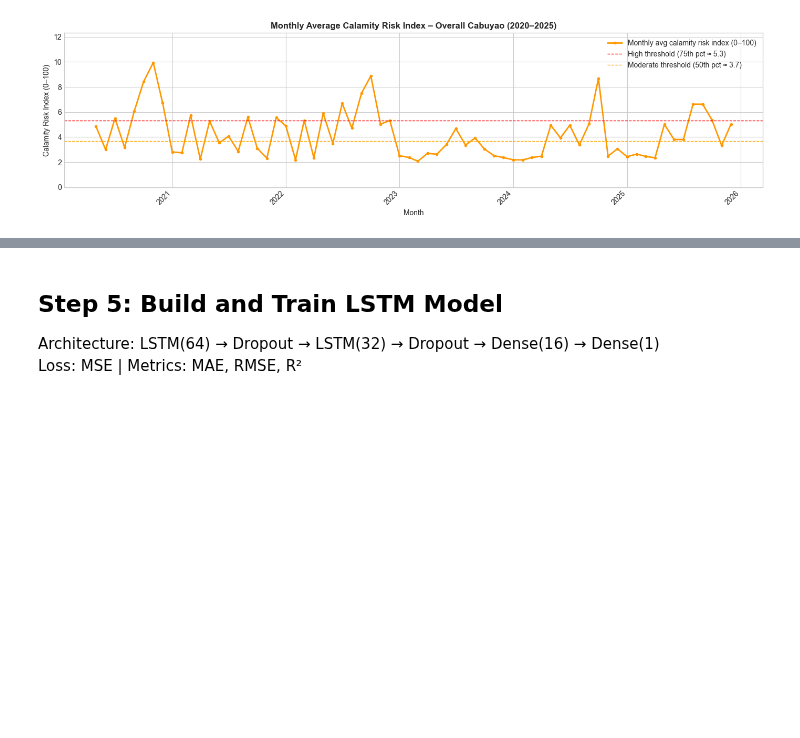
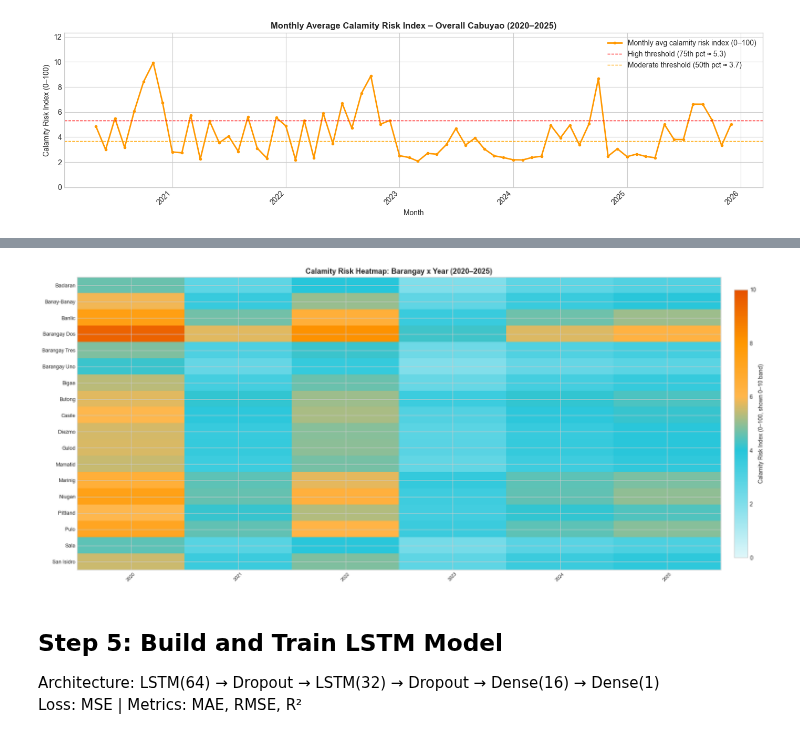
Before and after one commit to mvillamante/Geospatial_Web_App, a Jupyter notebook: backend/api/data/training/calamity_risk.ipynb, the cells around one changed output, grey strips where cells are left out. Drawn from its saved outputs; the diff is of its cells as text; code cells hidden in the pictures; blank space fills up the shorter version.

```diff
--- a/backend/api/data/training/calamity_risk.ipynb
+++ b/backend/api/data/training/calamity_risk.ipynb
@@ -1211,3 +1284,72 @@ preview_df[existing_columns].head(6)
+# %%
+import matplotlib.pyplot as plt
+import matplotlib.colors as mcolors
+import numpy as np
+
+# Calamity Risk Heatmap: Barangay x Year (2020–2025)
+# ---------------------------------------------------
+# Assumes `merged_df` exists with:
+#   - 'date' (datetime)
+#   - 'barangay'
+#   - 'calamity_risk_likelihood' (0–1 scale)
+
+# 1. Ensure 0–100 index and year column
+merged_df["calamity_risk_index_100"] = merged_df["calamity_risk_likelihood"] * 100
+merged_df["year"] = merged_df["date"].dt.year
+
+# 2. Filter to 2020–2025
+mask_years = (merged_df["year"] >= 2020) & (merged_df["year"] <= 2025)
+cr_filtered = merged_df.loc[mask_years].copy()
+
+# 3. Compute average calamity risk index per barangay x year
+cr_pivot = (
+    cr_filtered
+    .groupby(["barangay", "year"], as_index=False)["calamity_risk_index_100"]
+    .mean()
+    .pivot(index="barangay", columns="year", values="calamity_risk_index_100")
+)
+
+# 4. Use a FIXED color scale so colors are stable across runs
+#    Adjust these if your values move outside this band.
+GLOBAL_VMIN = 0.0   # minimum index value shown as lowest color
+GLOBAL_VMAX = 10.0  # maximum index value shown as highest color
+
+# 5. Colormap (similar structure to Green Index, but for risk)
+cmap_cr = mcolors.LinearSegmentedColormap.from_list(
+    "cr_heat",
+    ["#e0f7fa", "#80deea", "#26c6da", "#ffb74d", "#ff9800", "#e65100"],
+)
+
+# 6. Plot heatmap
+fig, ax = plt.subplots(figsize=(18, 8))
+
+im = ax.imshow(
+    cr_pivot.values,
+    cmap=cmap_cr,
+    aspect="auto",
+    vmin=GLOBAL_VMIN,
+    vmax=GLOBAL_VMAX,
+)
+
+ax.set_xticks(range(len(cr_pivot.columns)))
+ax.set_xticklabels(cr_pivot.columns, rotation=45, fontsize=8)
+ax.set_yticks(range(len(cr_pivot.index)))
+ax.set_yticklabels(cr_pivot.index, fontsize=9)
+
+plt.colorbar(
+    im,
+    ax=ax,
+    label=f"Calamity Risk Index (0–100, shown 0–10 band)",
+    fraction=0.02,
+    pad=0.02,
+)
+
+ax.set_title("Calamity Risk Heatmap: Barangay x Year (2020–2025)", fontsize=13, fontweight="bold")
+
+plt.tight_layout()
+plt.show()
+# %% [output]
+[figure, added]
 # %% [markdown]
 ## Step 5: Build and Train LSTM Model
 
```
Also changed, not shown: parts of 16 cells of this notebook, 1 other file.
